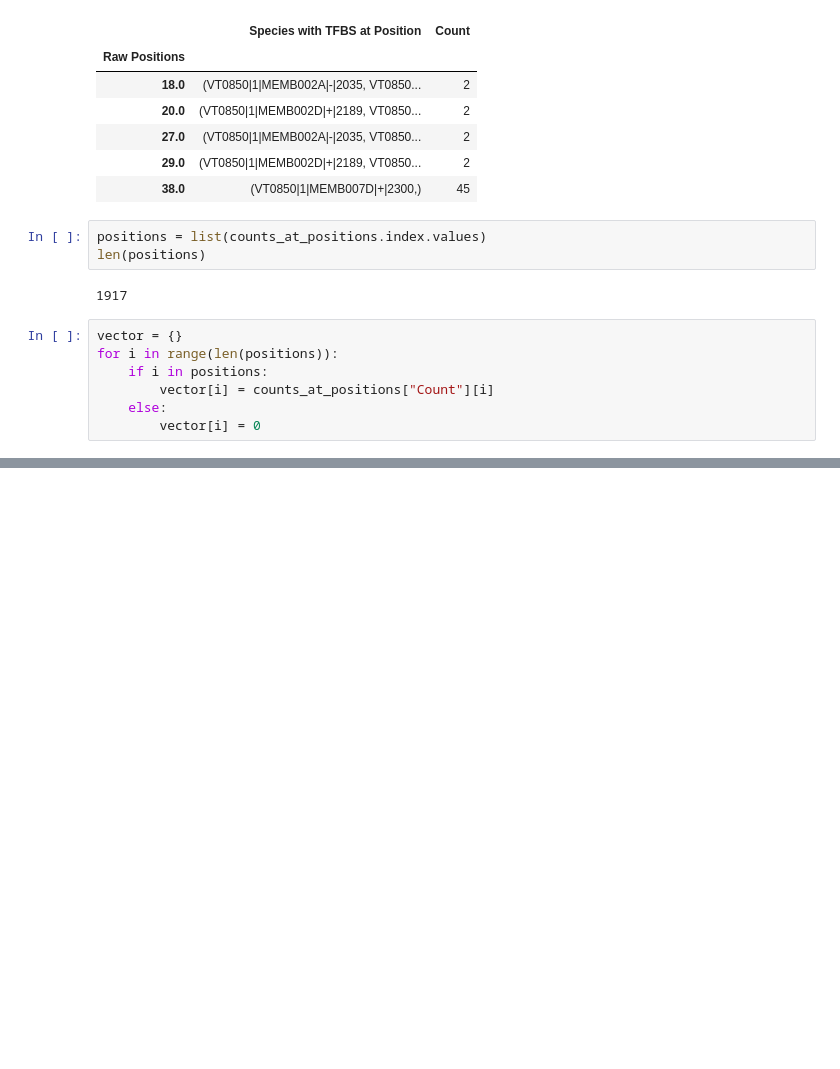
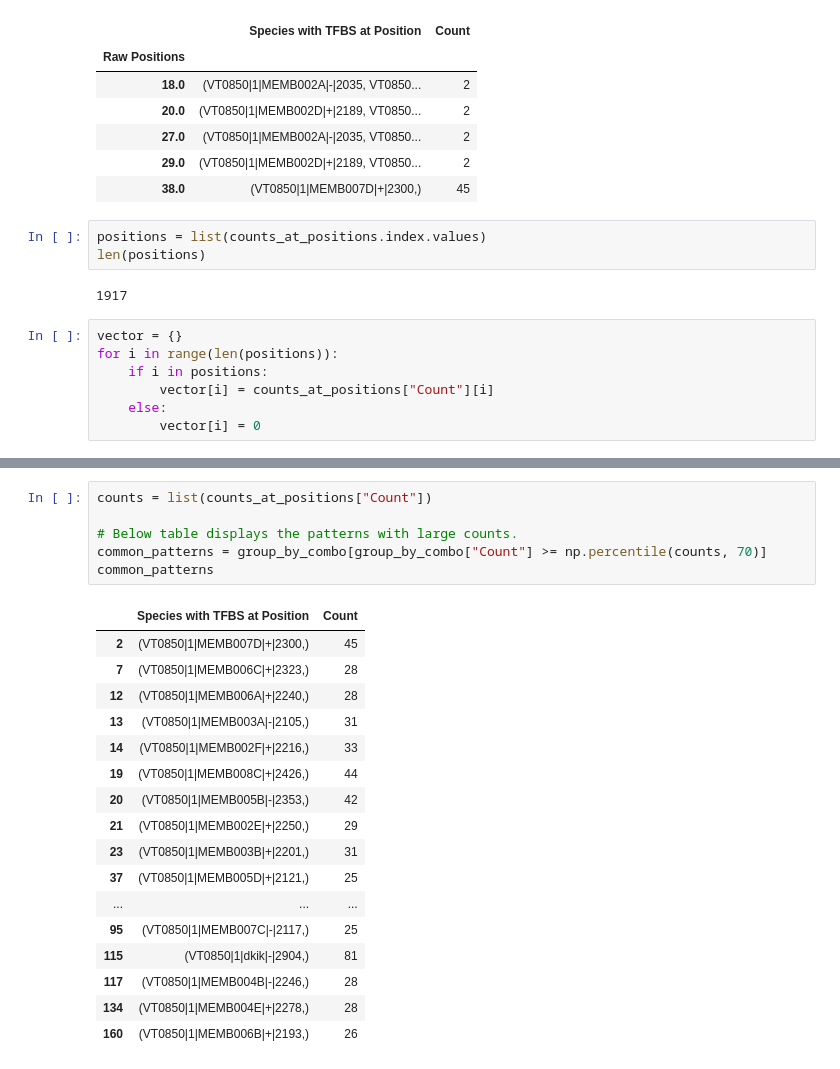
Before and after one commit to DiscoveryDNA/TFBS_presence, a Jupyter notebook: code/Motif_Scoring_and_Extraction.ipynb, the cells around one changed output, grey strips where cells are left out. Drawn from its saved outputs; the diff is of its cells as text; blank space fills up the shorter version.

```diff
--- a/code/Motif_Scoring_and_Extraction.ipynb
+++ b/code/Motif_Scoring_and_Extraction.ipynb
@@ -754,0 +753,24 @@ vector
+# %%
+counts = list(counts_at_positions["Count"])
+
+# Below table displays the patterns with large counts.
+common_patterns = group_by_combo[group_by_combo["Count"] >= np.percentile(counts, 70)]
+common_patterns
+# %% [output]
+|  | Species with TFBS at Position | Count |
+| 2 | (VT0850|1|MEMB007D|+|2300,) | 45 |
+| 7 | (VT0850|1|MEMB006C|+|2323,) | 28 |
+| 12 | (VT0850|1|MEMB006A|+|2240,) | 28 |
+| 13 | (VT0850|1|MEMB003A|-|2105,) | 31 |
+| 14 | (VT0850|1|MEMB002F|+|2216,) | 33 |
+| 19 | (VT0850|1|MEMB008C|+|2426,) | 44 |
+| 20 | (VT0850|1|MEMB005B|-|2353,) | 42 |
+| 21 | (VT0850|1|MEMB002E|+|2250,) | 29 |
+| 23 | (VT0850|1|MEMB003B|+|2201,) | 31 |
+| 37 | (VT0850|1|MEMB005D|+|2121,) | 25 |
+| ... | ... | ... |
+| 95 | (VT0850|1|MEMB007C|-|2117,) | 25 |
+| 115 | (VT0850|1|dkik|-|2904,) | 81 |
+| 117 | (VT0850|1|MEMB004B|-|2246,) | 28 |
+| 134 | (VT0850|1|MEMB004E|+|2278,) | 28 |
+| 160 | (VT0850|1|MEMB006B|+|2193,) | 26 |
```
Also changed, not shown: parts of 8 cells of this notebook.
